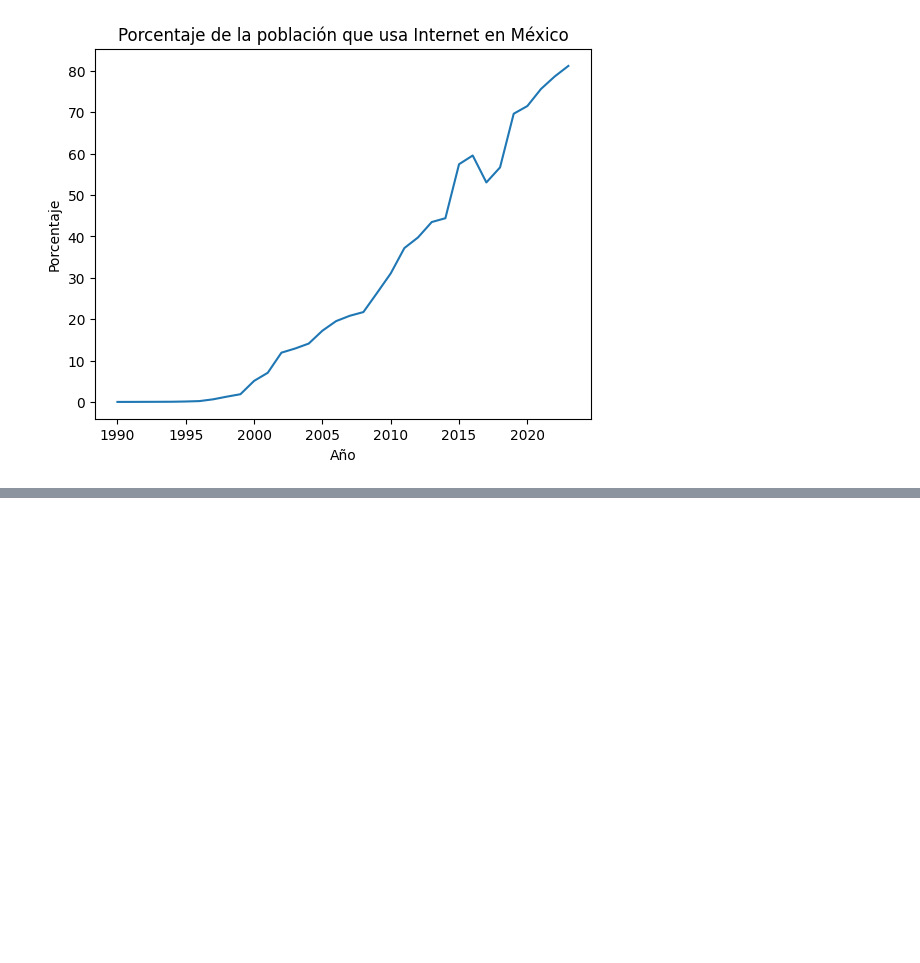
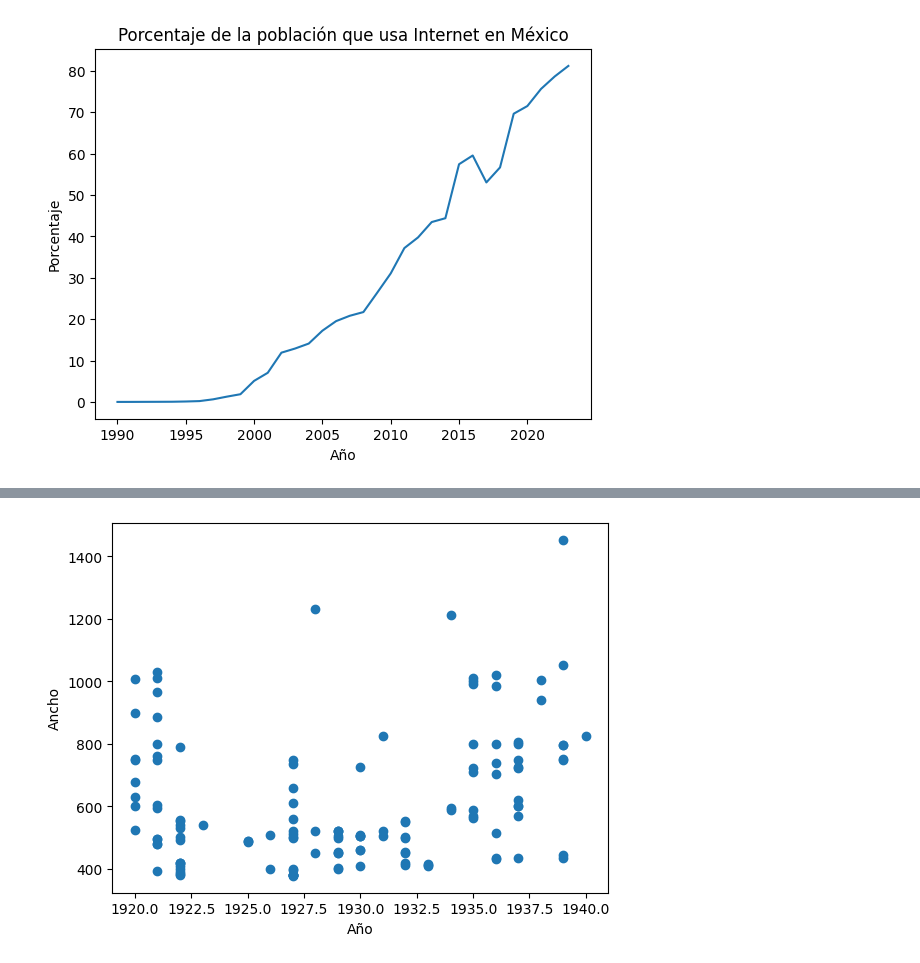
Before and after one commit to Lizbeth-Guerrero/MineriaDeDatos, a Jupyter notebook: Untitled0.ipynb, the cells around one changed output, grey strips where cells are left out. Saved outputs shown, nothing was run; the diff lists cells and outputs as text; code cells hidden in the pictures; blank space fills up the shorter version.

```diff
--- a/Untitled0.ipynb
+++ b/Untitled0.ipynb
@@ -1003,0 +1040,14 @@ plt.show()
+# %%
+#Analyze paiting dimensions over time
+pd.options.display.max_rows = 10
+
+features = pd.read_csv('mondrian-painting-features.csv')
+features.head()
+painting_info = pd.read_csv('mondrian-painting-info.csv')
+painting_info.head()
+plt.scatter(painting_info["year"], painting_info["height"])
+plt.xlabel("Año")
+plt.ylabel("Ancho")
+plt.show()
+# %% [output]
+[figure, added]
```
Also changed, not shown: parts of 3 cells of this notebook.
